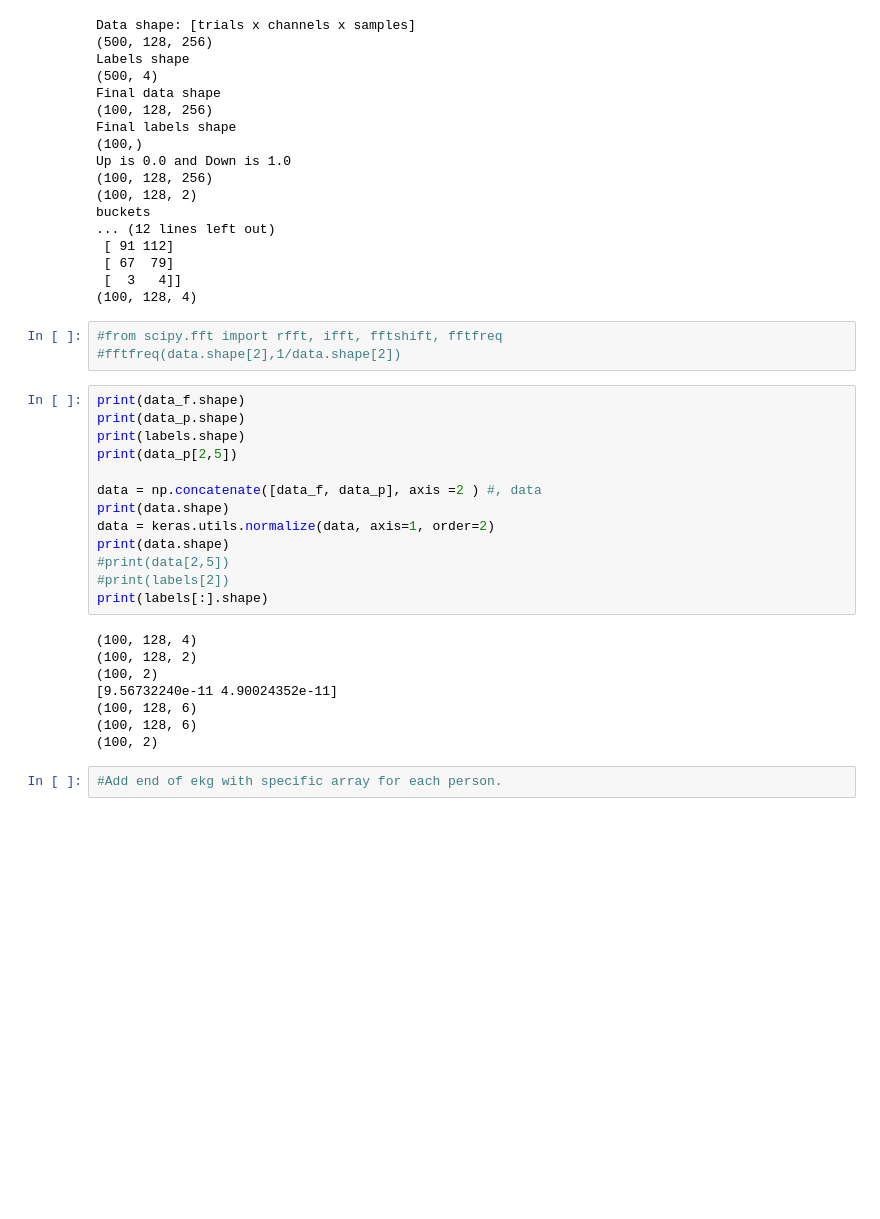
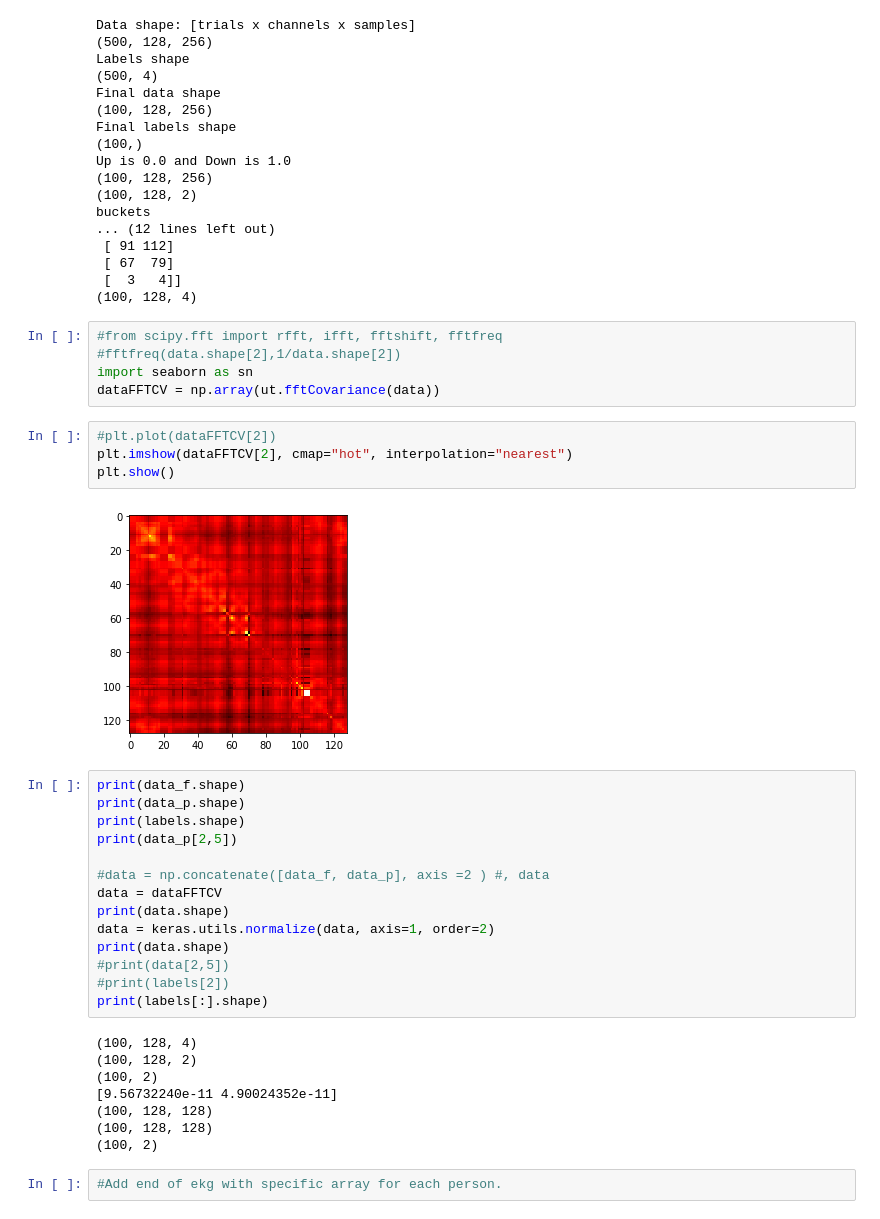
Before and after one commit to JuliaAlmaLuna/InnerSpeechEEGDecoding, a Jupyter notebook: runFileNN.ipynb, the cells around one changed output. Drawn from its saved outputs; the diff is of its cells as text; blank space fills up the shorter version.

```diff
--- a/runFileNN.ipynb
+++ b/runFileNN.ipynb
@@ -67,13 +67,22 @@ buckets
 # %%
 #from scipy.fft import rfft, ifft, fftshift, fftfreq
 #fftfreq(data.shape[2],1/data.shape[2])
+import seaborn as sn
+dataFFTCV = np.array(ut.fftCovariance(data))
+# %%
+#plt.plot(dataFFTCV[2])
+plt.imshow(dataFFTCV[2], cmap="hot", interpolation="nearest")
+plt.show()
+# %% [output]
+[figure, added]
 # %%
 print(data_f.shape)
 print(data_p.shape)
 print(labels.shape)
 print(data_p[2,5])
 
-data = np.concatenate([data_f, data_p], axis =2 ) #, data
+#data = np.concatenate([data_f, data_p], axis =2 ) #, data
+data = dataFFTCV
 print(data.shape)
 data = keras.utils.normalize(data, axis=1, order=2)
 print(data.shape)
@@ -85,8 +94,8 @@ print(labels[:].shape)
 (100, 128, 2)
 (100, 2)
 [9.56732240e-11 4.90024352e-11]
-(100, 128, 6)
-(100, 128, 6)
+(100, 128, 128)
+(100, 128, 128)
 (100, 2)
 # %%
 #Add end of ekg with specific array for each person.
```
Also changed, not shown: parts of 5 cells of this notebook, 1 other file.
